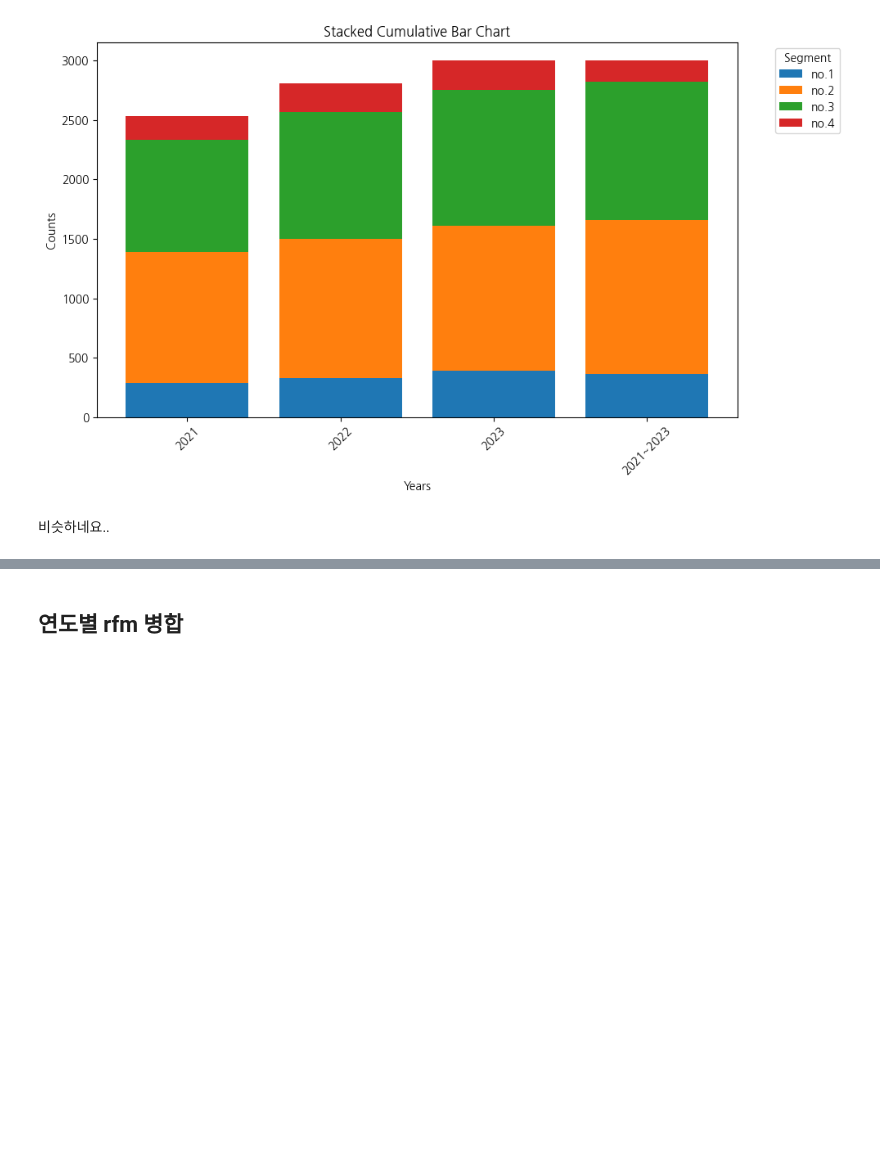
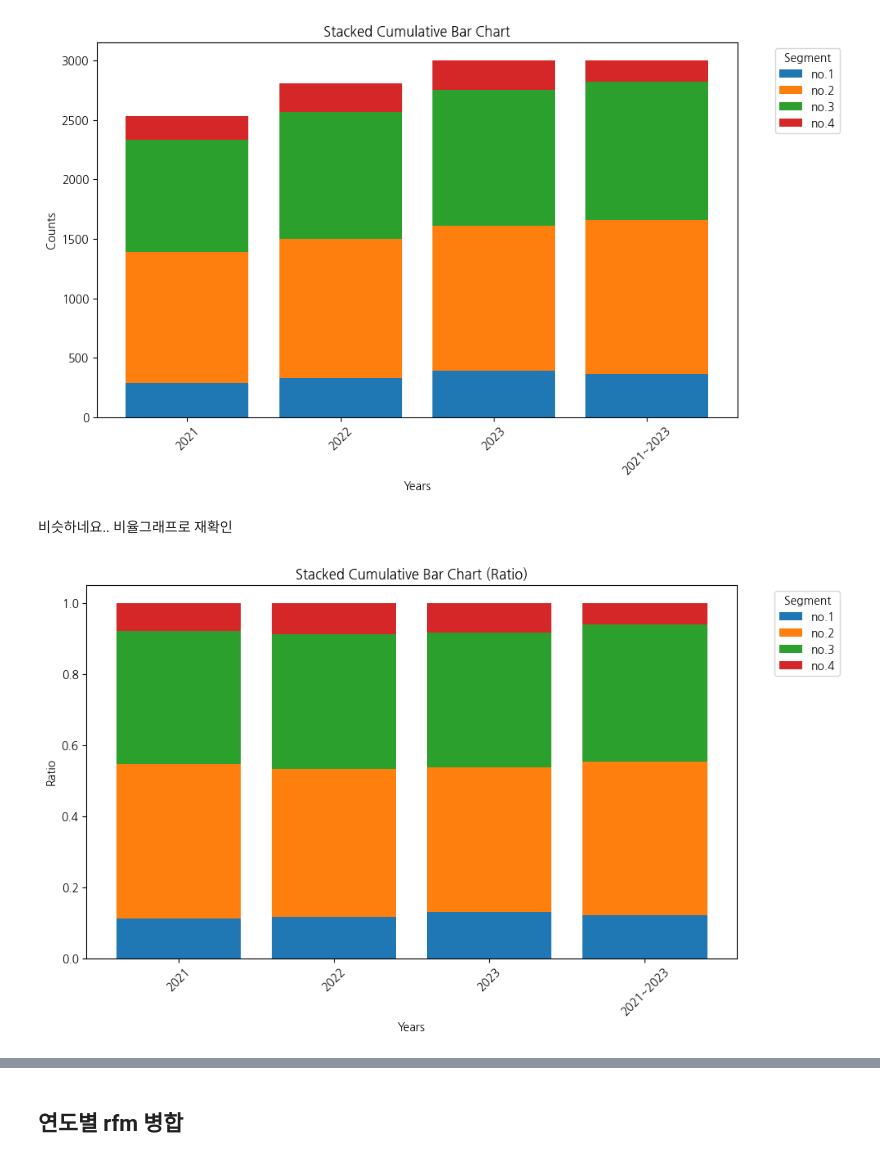
Before and after one commit to Seojiii/kurly_project, a Jupyter notebook: 0318_HY_RFM3.ipynb, the cells around one changed output, grey strips where cells are left out. Saved outputs shown, nothing was run; the diff lists cells and outputs as text; code cells hidden in the pictures; blank space fills up the shorter version.

```diff
--- a/0318_HY_RFM3.ipynb
+++ b/0318_HY_RFM3.ipynb
@@ -495,4 +495,26 @@ plt.show()
 # %% [output]
 [figure]
 # %% [markdown]
-비슷하네요..
+비슷하네요.. 비율그래프로 재확인
+# %%
+
+# 비율 계산
+total_segment_counts_ratio = total_segment_counts.copy()
+total_segment_counts_ratio[['Count_21', 'Count_22', 'Count_23', 'Count']] = total_segment_counts_ratio[['Count_21', 'Count_22', 'Count_23', 'Count']] / total_segment_counts_ratio[['Count_21', 'Count_22', 'Count_23', 'Count']].sum()
+
+# 누적 막대 그래프 그리기
+plt.figure(figsize=(10, 6))
+
+# 각 세그먼트를 누적하여 그래프에 추가
+for i, segment in enumerate(total_segment_counts_ratio['Segment']):
+    plt.bar(['2021', '2022', '2023', '2021~2023'], total_segment_counts_ratio.iloc[i, 1:], label=segment, bottom=total_segment_counts_ratio.iloc[:i, 1:].sum(axis=0))
+
+plt.title('Stacked Cumulative Bar Chart (Ratio)')
+plt.xlabel('Years')
+plt.ylabel('Ratio')
+plt.legend(title='Segment', bbox_to_anchor=(1.05, 1), loc='upper left')
+plt.xticks(rotation=45)
+plt.tight_layout()
+plt.show()
+# %% [output]
+[figure, added]
```
Also changed, not shown: parts of 2 cells of this notebook.
